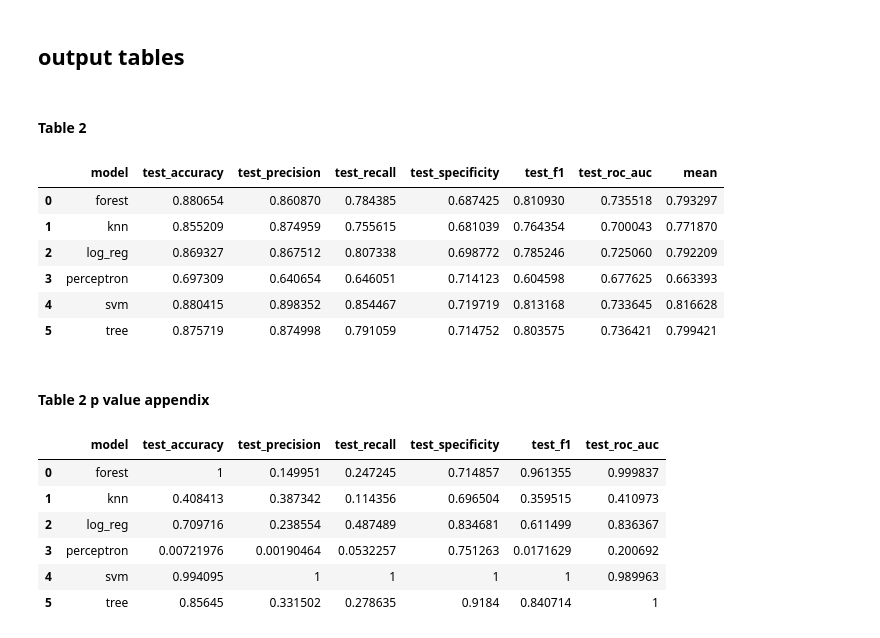
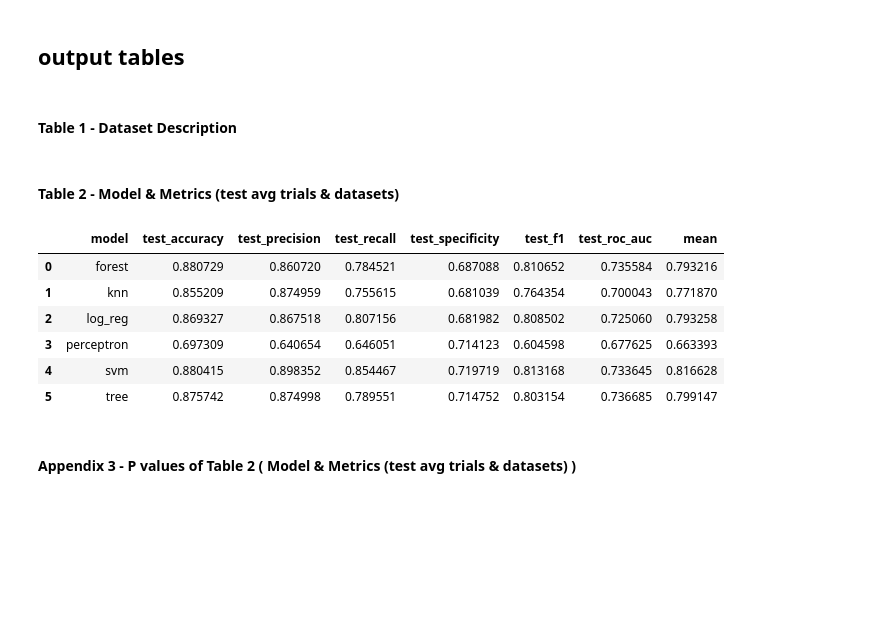
Before and after one commit to Yunchun/Supervised-ML-Comparisons, a Jupyter notebook: project.ipynb, the cells around one changed output. Drawn from its saved outputs; the diff is of its cells as text; code cells hidden in the pictures; blank space fills up the shorter version.

Commit message:
Updated output tables

```diff
--- a/project.ipynb
+++ b/project.ipynb
@@ -1302,12 +1190,16 @@ pd.read_csv('results/olympic_results.csv')
 # %%
 # combine datasets
 cardio_results = pd.read_csv('results/cardio_results.csv')
-olympic_results = pd.read_csv('results/olympic_results.csv')
+
+aus_results = pd.read_csv('results/aus_results.csv')
+
+olympic_results = pd.read_csv('results/olympic_results.csv').drop(columns=['train_logloss', 'test_logloss'])
 olympic_results.columns = cardio_results.columns
-airbnb_results = pd.read_csv('results/airbnb_results.csv')
+
+airbnb_results = pd.read_csv('results/airbnb_results.csv').drop(columns=['train_logloss', 'test_logloss'])
 airbnb_results.columns = cardio_results.columns
-aus_results = pd.read_csv('results/aus_results.csv')
-results = cardio_results.append([olympic_results, airbnb_results, aus_results], ignore_index = True)
+
+results = cardio_results.append([aus_results, olympic_results, airbnb_results], ignore_index = True)
 # %%
 train_metrics = ["train_" + x for x in list(scoring.keys())]
 test_metrics = ["test_" + x for x in list(scoring.keys())]
@@ -1326,22 +1218,24 @@ train_results = train_results.reset_index(drop = True)
 # %%
 dataset = train_avg_results['dataset'].unique().tolist()
 # %% [markdown]
-#### Table 2
+#### Table 1 - Dataset Description
+# %% [markdown]
+#### Table 2 - Model & Metrics (test avg trials & datasets)
 # %%
 table2 = test_avg_results.groupby(by='model').mean()
-table2['mean'] = table2.apply(np.mean, axis = 1)
+table2['mean'] = table2.mean(axis = 1)
 table2 = table2.reset_index()
 table2
 # %% [output]
 |  | model | test_accuracy | test_precision | test_recall | test_specificity | test_f1 | test_roc_auc | mean |
-| 0 | forest | 0.880654 | 0.860870 | 0.784385 | 0.687425 | 0.810930 | 0.735518 | 0.793297 |
+| 0 | forest | 0.880729 | 0.860720 | 0.784521 | 0.687088 | 0.810652 | 0.735584 | 0.793216 |
 | 1 | knn | 0.855209 | 0.874959 | 0.755615 | 0.681039 | 0.764354 | 0.700043 | 0.771870 |
-| 2 | log_reg | 0.869327 | 0.867512 | 0.807338 | 0.698772 | 0.785246 | 0.725060 | 0.792209 |
+| 2 | log_reg | 0.869327 | 0.867518 | 0.807156 | 0.681982 | 0.808502 | 0.725060 | 0.793258 |
 | 3 | perceptron | 0.697309 | 0.640654 | 0.646051 | 0.714123 | 0.604598 | 0.677625 | 0.663393 |
 | 4 | svm | 0.880415 | 0.898352 | 0.854467 | 0.719719 | 0.813168 | 0.733645 | 0.816628 |
-| 5 | tree | 0.875719 | 0.874998 | 0.791059 | 0.714752 | 0.803575 | 0.736421 | 0.799421 |
+| 5 | tree | 0.875742 | 0.874998 | 0.789551 | 0.714752 | 0.803154 | 0.736685 | 0.799147 |
-# %% [markdown]
-#### Table 2 p value appendix
+# %% [markdown]
+#### Appendix 3 - P values of Table 2 ( Model & Metrics (test avg trials & datasets) )
 # %%
 best_models = table2.set_index('model').idxmax()
 # %%
@@ -1354,12 +1248,4 @@ for metric in test_metrics:
     for model in models:
         pval = stats.ttest_ind(grp.get_group(best_model)[metric].tolist(), grp.get_group(model)[metric].tolist()).pvalue
         tl2_pvals.loc[tl2_pvals['model'] == model, metric] = pval
-tl2_pvals
+    tl2_pvals[metric] = tl2_pvals[metric].astype('float64')
-# %% [output]
-|  | model | test_accuracy | test_precision | test_recall | test_specificity | test_f1 | test_roc_auc |
-| 0 | forest | 1 | 0.149951 | 0.247245 | 0.714857 | 0.961355 | 0.999837 |
-| 1 | knn | 0.408413 | 0.387342 | 0.114356 | 0.696504 | 0.359515 | 0.410973 |
-| 2 | log_reg | 0.709716 | 0.238554 | 0.487489 | 0.834681 | 0.611499 | 0.836367 |
-| 3 | perceptron | 0.00721976 | 0.00190464 | 0.0532257 | 0.751263 | 0.0171629 | 0.200692 |
-| 4 | svm | 0.994095 | 1 | 1 | 1 | 1 | 0.989963 |
-| 5 | tree | 0.85645 | 0.331502 | 0.278635 | 0.9184 | 0.840714 | 1 |
```
Also changed, not shown: parts of 36 cells of this notebook.
